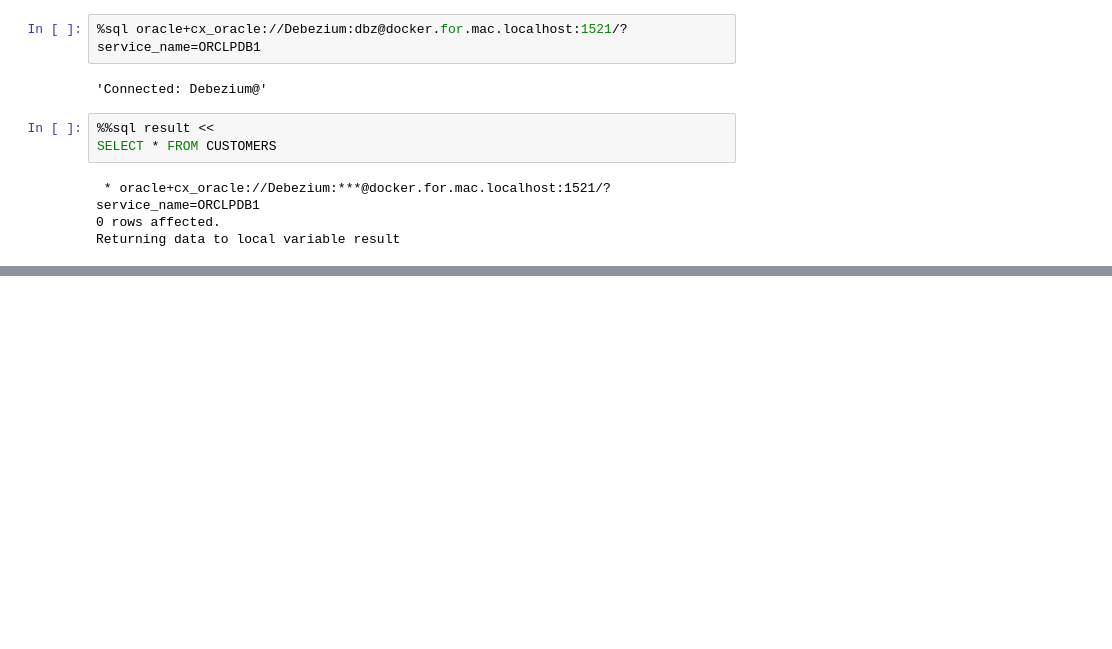
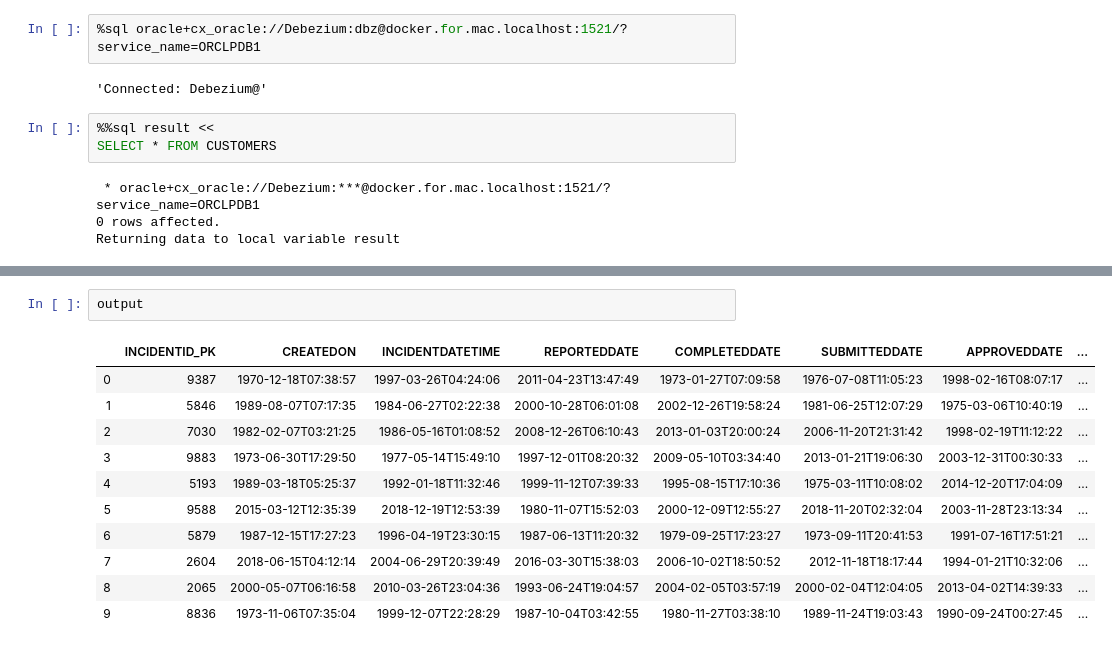
Before and after one commit to gaving/jupyter-bundle, a Jupyter notebook: index.ipynb, the cells around one changed output, grey strips where cells are left out. Cells and saved outputs as stored; diff of their text form; blank space fills up the shorter version.

```diff
--- a/index.ipynb
+++ b/index.ipynb
@@ -34,0 +56,14 @@ df.head()
+# %%
+output
+# %% [output]
+|  | INCIDENTID_PK | CREATEDON | INCIDENTDATETIME | REPORTEDDATE | COMPLETEDDATE | SUBMITTEDDATE | APPROVEDDATE | ... |
+| 0 | 9387 | 1970-12-18T07:38:57 | 1997-03-26T04:24:06 | 2011-04-23T13:47:49 | 1973-01-27T07:09:58 | 1976-07-08T11:05:23 | 1998-02-16T08:07:17 | ... |
+| 1 | 5846 | 1989-08-07T07:17:35 | 1984-06-27T02:22:38 | 2000-10-28T06:01:08 | 2002-12-26T19:58:24 | 1981-06-25T12:07:29 | 1975-03-06T10:40:19 | ... |
+| 2 | 7030 | 1982-02-07T03:21:25 | 1986-05-16T01:08:52 | 2008-12-26T06:10:43 | 2013-01-03T20:00:24 | 2006-11-20T21:31:42 | 1998-02-19T11:12:22 | ... |
+| 3 | 9883 | 1973-06-30T17:29:50 | 1977-05-14T15:49:10 | 1997-12-01T08:20:32 | 2009-05-10T03:34:40 | 2013-01-21T19:06:30 | 2003-12-31T00:30:33 | ... |
+| 4 | 5193 | 1989-03-18T05:25:37 | 1992-01-18T11:32:46 | 1999-11-12T07:39:33 | 1995-08-15T17:10:36 | 1975-03-11T10:08:02 | 2014-12-20T17:04:09 | ... |
+| 5 | 9588 | 2015-03-12T12:35:39 | 2018-12-19T12:53:39 | 1980-11-07T15:52:03 | 2000-12-09T12:55:27 | 2018-11-20T02:32:04 | 2003-11-28T23:13:34 | ... |
+| 6 | 5879 | 1987-12-15T17:27:23 | 1996-04-19T23:30:15 | 1987-06-13T11:20:32 | 1979-09-25T17:23:27 | 1973-09-11T20:41:53 | 1991-07-16T17:51:21 | ... |
+| 7 | 2604 | 2018-06-15T04:12:14 | 2004-06-29T20:39:49 | 2016-03-30T15:38:03 | 2006-10-02T18:50:52 | 2012-11-18T18:17:44 | 1994-01-21T10:32:06 | ... |
+| 8 | 2065 | 2000-05-07T06:16:58 | 2010-03-26T23:04:36 | 1993-06-24T19:04:57 | 2004-02-05T03:57:19 | 2000-02-04T12:04:05 | 2013-04-02T14:39:33 | ... |
+| 9 | 8836 | 1973-11-06T07:35:04 | 1999-12-07T22:28:29 | 1987-10-04T03:42:55 | 1980-11-27T03:38:10 | 1989-11-24T19:03:43 | 1990-09-24T00:27:45 | ... |
```
Also changed, not shown: parts of 6 cells of this notebook, 1 other file.
